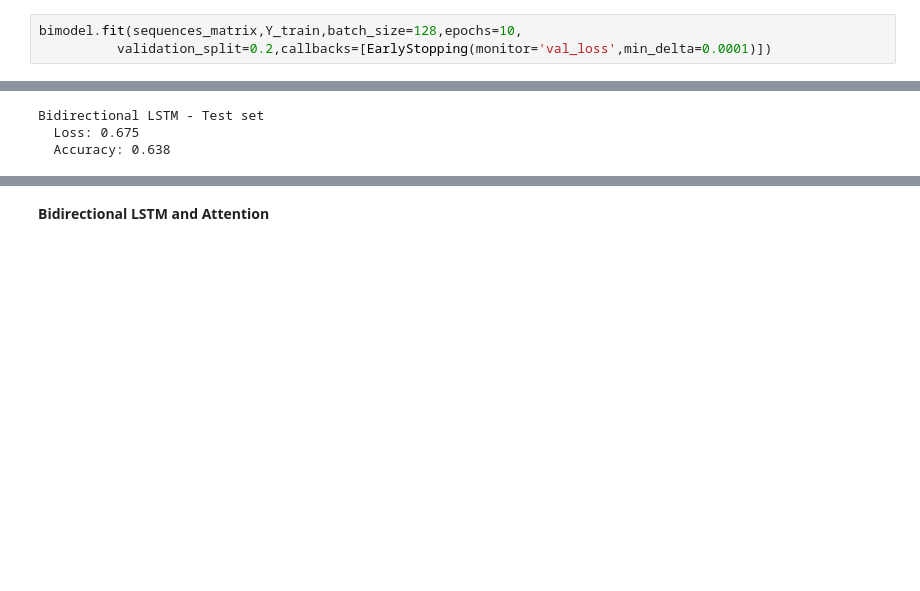
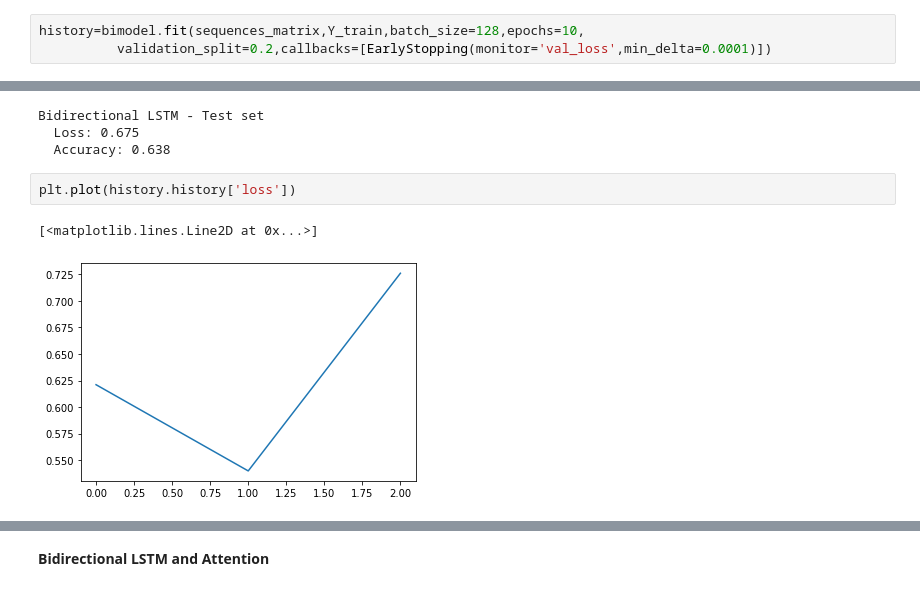
Before and after one commit to amank56/Stock-prediction, a Jupyter notebook: Stock_pridict_bidirectional_attention_lstm.ipynb, the cells around one changed output, grey strips where cells are left out. Saved outputs shown, nothing was run; the diff lists cells and outputs as text; blank space fills up the shorter version.

```diff
--- a/Stock_pridict_bidirectional_attention_lstm.ipynb
+++ b/Stock_pridict_bidirectional_attention_lstm.ipynb
@@ -210,7 +210,7 @@ Trainable params: 142,161
 Non-trainable params: 0
 _________________________________________________________________
 # %%
-bimodel.fit(sequences_matrix,Y_train,batch_size=128,epochs=10,
+history=bimodel.fit(sequences_matrix,Y_train,batch_size=128,epochs=10,
           validation_split=0.2,callbacks=[EarlyStopping(monitor='val_loss',min_delta=0.0001)])
 # %% [output]
 Train on 800 samples, validate on 200 samples
@@ -233,3 +232,8 @@ print('Bidirectional LSTM - Test set\n  Loss: {:0.3f}\n  Accuracy: {:0.3f}'.form
 Bidirectional LSTM - Test set
   Loss: 0.675
   Accuracy: 0.638
+# %%
+plt.plot(history.history['loss'])
+# %% [output]
+[<matplotlib.lines.Line2D at 0x...>]
+[figure, added]
```
Also changed, not shown: parts of 6 cells of this notebook.
